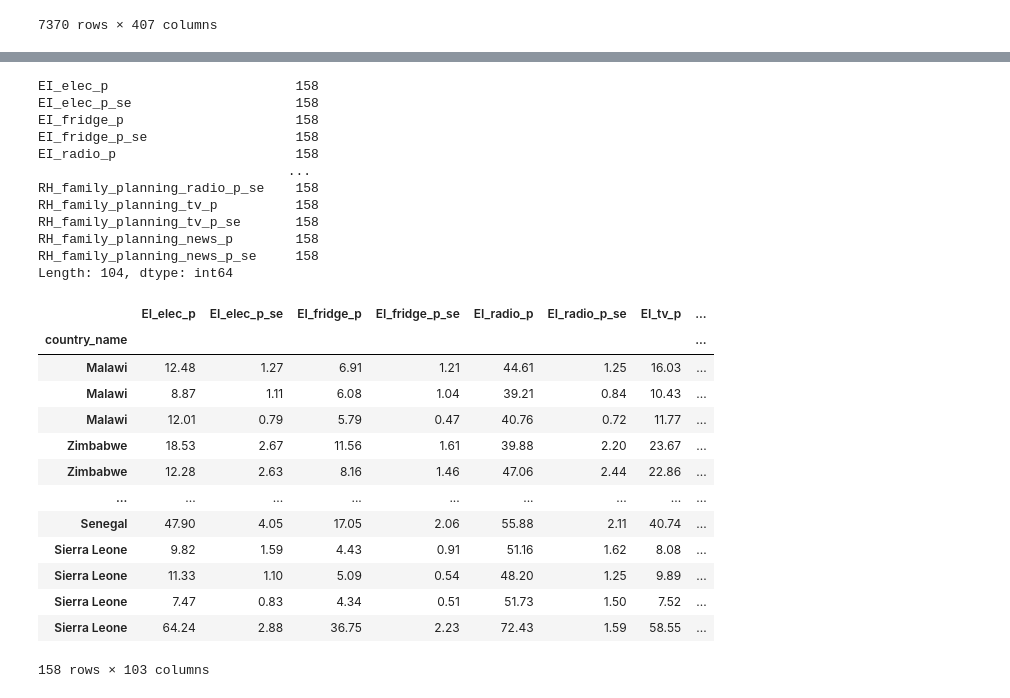
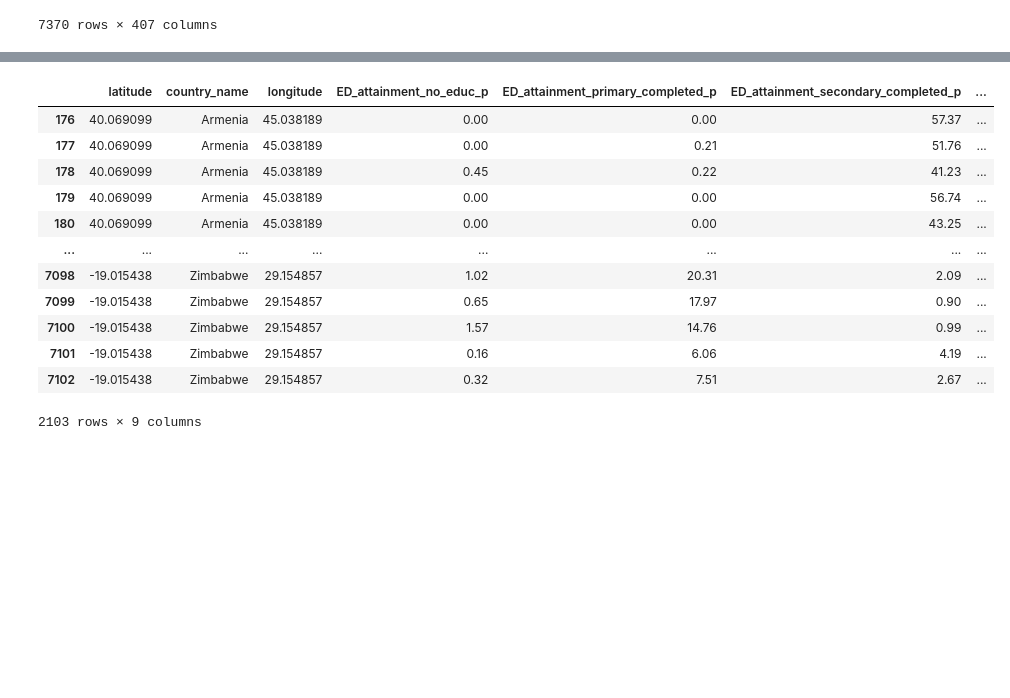
Before and after one commit to Betsy-Kalkwarf/Women-Well-Being, a Jupyter notebook: jm_code.ipynb, the cells around one changed output, grey strips where cells are left out. Saved outputs shown, nothing was run; the diff lists cells and outputs as text; code cells hidden in the pictures; blank space fills up the shorter version.

```diff
--- a/jm_code.ipynb
+++ b/jm_code.ipynb
@@ -302,16 +175,17 @@ Length: 104, dtype: int64
 # %%
-df=df.dropna(how="any")
-df.count()
+merge_df = merge_df.dropna(how="any")
+merge_df
 # %% [output]
+|  | latitude | country_name | longitude | ED_attainment_no_educ_p | ED_attainment_primary_completed_p | ED_attainment_secondary_completed_p | ... |
+| 176 | 40.069099 | Armenia | 45.038189 | 0.00 | 0.00 | 57.37 | ... |
+| 177 | 40.069099 | Armenia | 45.038189 | 0.00 | 0.21 | 51.76 | ... |
+| 178 | 40.069099 | Armenia | 45.038189 | 0.45 | 0.22 | 41.23 | ... |
+| 179 | 40.069099 | Armenia | 45.038189 | 0.00 | 0.00 | 56.74 | ... |
+| 180 | 40.069099 | Armenia | 45.038189 | 0.00 | 0.00 | 43.25 | ... |
+| ... | ... | ... | ... | ... | ... | ... | ... |
+| 7098 | -19.015438 | Zimbabwe | 29.154857 | 1.02 | 20.31 | 2.09 | ... |
+| 7099 | -19.015438 | Zimbabwe | 29.154857 | 0.65 | 17.97 | 0.90 | ... |
+| 7100 | -19.015438 | Zimbabwe | 29.154857 | 1.57 | 14.76 | 0.99 | ... |
+| 7101 | -19.015438 | Zimbabwe | 29.154857 | 0.16 | 6.06 | 4.19 | ... |
+| 7102 | -19.015438 | Zimbabwe | 29.154857 | 0.32 | 7.51 | 2.67 | ... |
-EI_elec_p                        158
-EI_elec_p_se                     158
-EI_fridge_p                      158
-EI_fridge_p_se                   158
-EI_radio_p                       158
-                                ...
-RH_family_planning_radio_p_se    158
-RH_family_planning_tv_p          158
-RH_family_planning_tv_p_se       158
-RH_family_planning_news_p        158
-RH_family_planning_news_p_se     158
-Length: 104, dtype: int64
+2103 rows × 9 columns
@@ -320,17 +191,0 @@ df.set_index('country_name', inplace=True)
-# %%
-df
-# %% [output]
-|  | EI_elec_p | EI_elec_p_se | EI_fridge_p | EI_fridge_p_se | EI_radio_p | EI_radio_p_se | EI_tv_p | ... |
-| country_name |  |  |  |  |  |  |  | ... |
-| Malawi | 12.48 | 1.27 | 6.91 | 1.21 | 44.61 | 1.25 | 16.03 | ... |
-| Malawi | 8.87 | 1.11 | 6.08 | 1.04 | 39.21 | 0.84 | 10.43 | ... |
-| Malawi | 12.01 | 0.79 | 5.79 | 0.47 | 40.76 | 0.72 | 11.77 | ... |
-| Zimbabwe | 18.53 | 2.67 | 11.56 | 1.61 | 39.88 | 2.20 | 23.67 | ... |
-| Zimbabwe | 12.28 | 2.63 | 8.16 | 1.46 | 47.06 | 2.44 | 22.86 | ... |
-| ... | ... | ... | ... | ... | ... | ... | ... | ... |
-| Senegal | 47.90 | 4.05 | 17.05 | 2.06 | 55.88 | 2.11 | 40.74 | ... |
-| Sierra Leone | 9.82 | 1.59 | 4.43 | 0.91 | 51.16 | 1.62 | 8.08 | ... |
-| Sierra Leone | 11.33 | 1.10 | 5.09 | 0.54 | 48.20 | 1.25 | 9.89 | ... |
-| Sierra Leone | 7.47 | 0.83 | 4.34 | 0.51 | 51.73 | 1.50 | 7.52 | ... |
-| Sierra Leone | 64.24 | 2.88 | 36.75 | 2.23 | 72.43 | 1.59 | 58.55 | ... |
-158 rows × 103 columns
```
Also changed, not shown: parts of 25 cells of this notebook, 1 other file.
